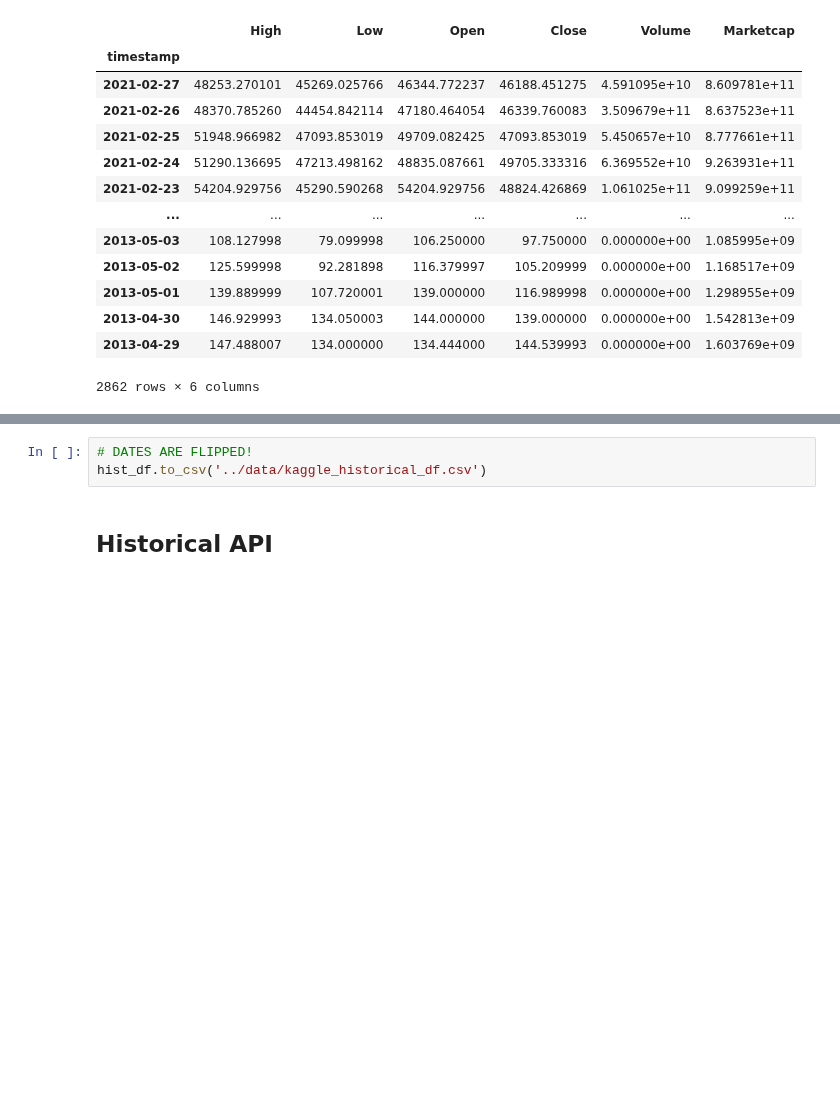
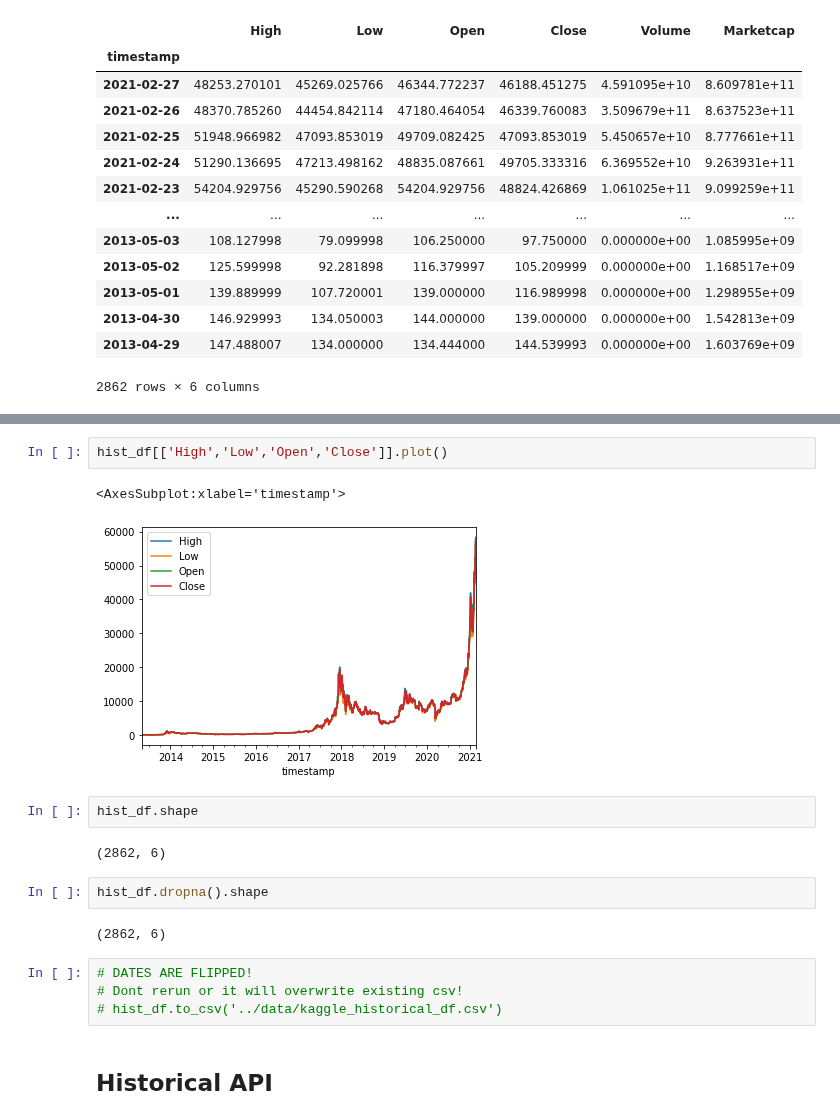
Before and after one commit to Dmunozig/crypto_sentiment, a Jupyter notebook: notebooks/Diego_EDA_notebook.ipynb, the cells around one changed output, grey strips where cells are left out. Saved outputs shown, nothing was run; the diff lists cells and outputs as text; blank space fills up the shorter version.

```diff
--- a/notebooks/Diego_EDA_notebook.ipynb
+++ b/notebooks/Diego_EDA_notebook.ipynb
@@ -280,6 +306,20 @@ hist_df
+# %%
+hist_df[['High','Low','Open','Close']].plot()
+# %% [output]
+<AxesSubplot:xlabel='timestamp'>
+[figure, added]
+# %%
+hist_df.shape
+# %% [output]
+(2862, 6)
+# %%
+hist_df.dropna().shape
+# %% [output]
+(2862, 6)
 # %%
 # DATES ARE FLIPPED!
-hist_df.to_csv('../data/kaggle_historical_df.csv')
+# Dont rerun or it will overwrite existing csv!
+# hist_df.to_csv('../data/kaggle_historical_df.csv')
 # %% [markdown]
 ## Historical API
 # %%
```
Also changed, not shown: parts of 10 cells of this notebook, 1 other file.
